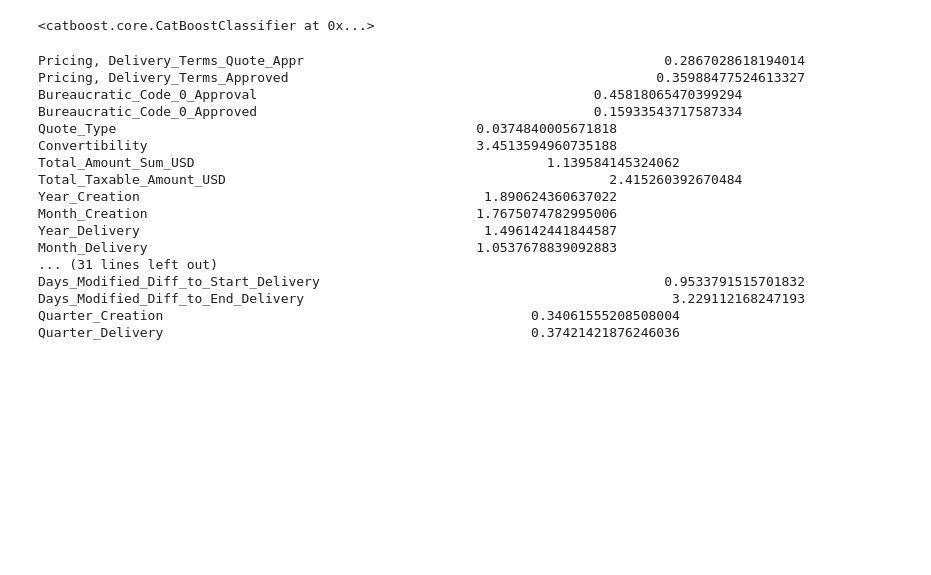
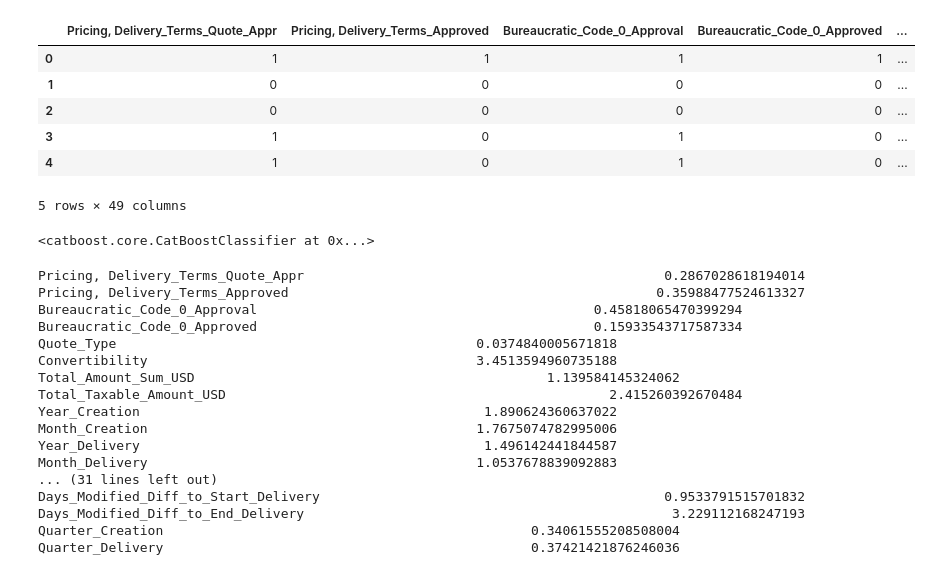
Before and after one commit to AgustinHejeij/tp2-datos, a Jupyter notebook: fran/CatBoost.ipynb, the cells around one changed output. Drawn from its saved outputs; the diff is of its cells as text; code cells hidden in the pictures; blank space fills up the shorter version.

```diff
--- a/fran/CatBoost.ipynb
+++ b/fran/CatBoost.ipynb
@@ -12,6 +12,16 @@ import category_encoders as ce
 # %%
 train_set = pd.read_csv('train_prepared.csv', encoding='utf-8')
 test_set = pd.read_csv('test_prepared.csv', encoding='utf-8')
+# %%
+train_set.head()
+# %% [output]
+|  | Pricing, Delivery_Terms_Quote_Appr | Pricing, Delivery_Terms_Approved | Bureaucratic_Code_0_Approval | Bureaucratic_Code_0_Approved | ... |
+| 0 | 1 | 1 | 1 | 1 | ... |
+| 1 | 0 | 0 | 0 | 0 | ... |
+| 2 | 0 | 0 | 0 | 0 | ... |
+| 3 | 1 | 0 | 1 | 0 | ... |
+| 4 | 1 | 0 | 1 | 0 | ... |
+5 rows × 49 columns
 # %%
 X = train_set.drop(columns=['Target', 'Opportunity_ID'])
 y = train_set.Target
```
Also changed, not shown: parts of 4 cells of this notebook, 10 other files.
